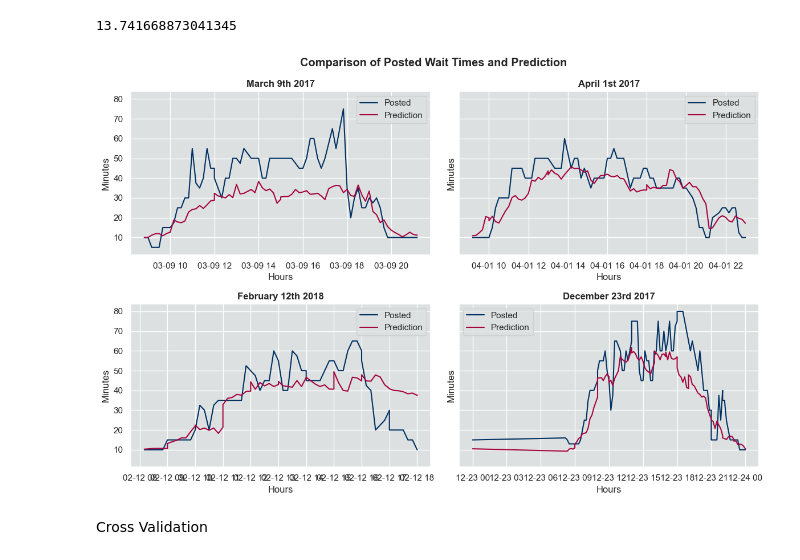
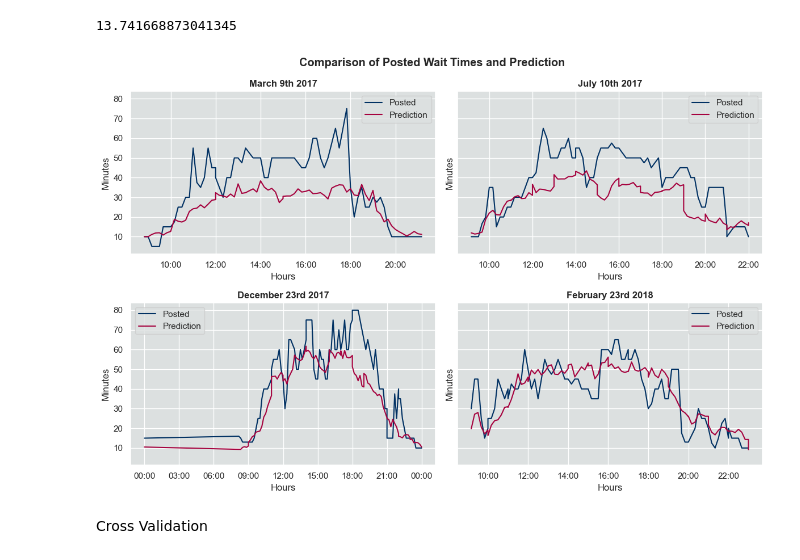
Before and after one commit to Anninam/Project-Disney-World-DSF, a Jupyter notebook: Final File copy 2.ipynb, the cells around one changed output. Saved outputs shown, nothing was run; the diff lists cells and outputs as text; code cells hidden in the pictures.

```diff
--- a/Final File copy 2.ipynb
+++ b/Final File copy 2.ipynb
@@ -171,21 +172,30 @@ summer_month = hauntedhouse.loc[(hauntedhouse["MONTHOFYEAR"]==8) & (hauntedhouse
 summer_day = hauntedhouse.loc[hauntedhouse["date"]=='08/13/2019']
 year2019 = hauntedhouse.loc[hauntedhouse["YEAR"]==2019]
 
-fig, axs = plt.subplots(4, figsize=(17,8))
+fig, axs = plt.subplots(4, figsize=(17,8), sharey=True)
 axs[0].plot(summer_day["datetime"], summer_day["SPOSTMIN"], color='#e60e4b')
 axs[0].set_title("Wait Times for August 13th 2019", weight='bold')
 axs[0].set_ylabel("Minutes")
 axs[0].set_xlabel("Time in hours")
 
+date_form1 = DateFormatter("%H:%M")
+axs[0].xaxis.set_major_formatter(date_form1)
+
 axs[1].plot(summer_month["datetime"], summer_month["SPOSTMIN"], color='#e60e4b')
 axs[1].set_title("Wait Times for August 2019", weight='bold')
 axs[1].set_ylabel("Minutes")
-axs[1].set_xlabel("Date")
+axs[1].set_xlabel("Day")
+
+date_form2 = DateFormatter("%b %d")
+axs[1].xaxis.set_major_formatter(date_form2)
 
 axs[2].plot(year2019["datetime"], year2019["SPOSTMIN"], color='#e60e4b')
 axs[2].set_title("Wait Times for 2019", weight='bold')
 axs[2].set_ylabel("Minutes")
-axs[2].set_xlabel("Date")
+axs[2].set_xlabel("Month")
+
+date_form3 = DateFormatter("%b")
+axs[2].xaxis.set_major_formatter(date_form3)
 
 axs[3].plot(hauntedhouse["datetime"], hauntedhouse["SPOSTMIN"], color='#e60e4b')
 axs[3].set_title("Wait Times 2015-2021", weight='bold')
@@ -193,5 +203,5 @@ axs[3].set_ylabel("Minutes")
 axs[3].set_xlabel("Year")
 
 plt.tight_layout()
-#plt.savefig('Plot1.png')
+plt.savefig('Plot1.png')
 # %% [output]
@@ -506,13 +518,17 @@ def plot_results (years, months, days, nrows, ncols, preds):
         axs.ravel()[date].set_xlabel("Hours")
         axs.ravel()[date].set_title(f'{calendar.month_name[months[date]]} {days[date]}st {years[date]}' if days[date]==1 else f'{calendar.month_name[months[date]]} {days[date]}rd {years[date]}' if days[date] in [3, 23] else f'{calendar.month_name[months[date]]} {days[date]}nd {years[date]}' if days[date] in [2, 22] else f'{calendar.month_name[months[date]]} {days[date]}th {years[date]}', weight='bold')
         axs.ravel()[date].legend()
+
+        date_form = DateFormatter("%H:%M")
+        axs.ravel()[date].xaxis.set_major_formatter(date_form)
     plt.suptitle("Comparison of Posted Wait Times and Prediction", weight='bold')
     plt.tight_layout()
+    plt.savefig("PlotPreds")
     plt.show()
 # %%
-plot_results([2017, 2017, 2018, 2017], [3, 4, 2, 12], [9, 1, 12, 23], nrows=2, ncols=2, preds=preds_rf)
+plot_results([2017, 2017, 2017, 2018], [3, 7, 12, 2], [9, 10, 23, 23], nrows=2, ncols=2, preds=preds_rf)
 # %% [output]
-[figure, old version]
+[figure, new version]
 # %% [markdown]
 Cross Validation
 # %%
```
Also changed, not shown: parts of 57 cells of this notebook, 6 other files.
